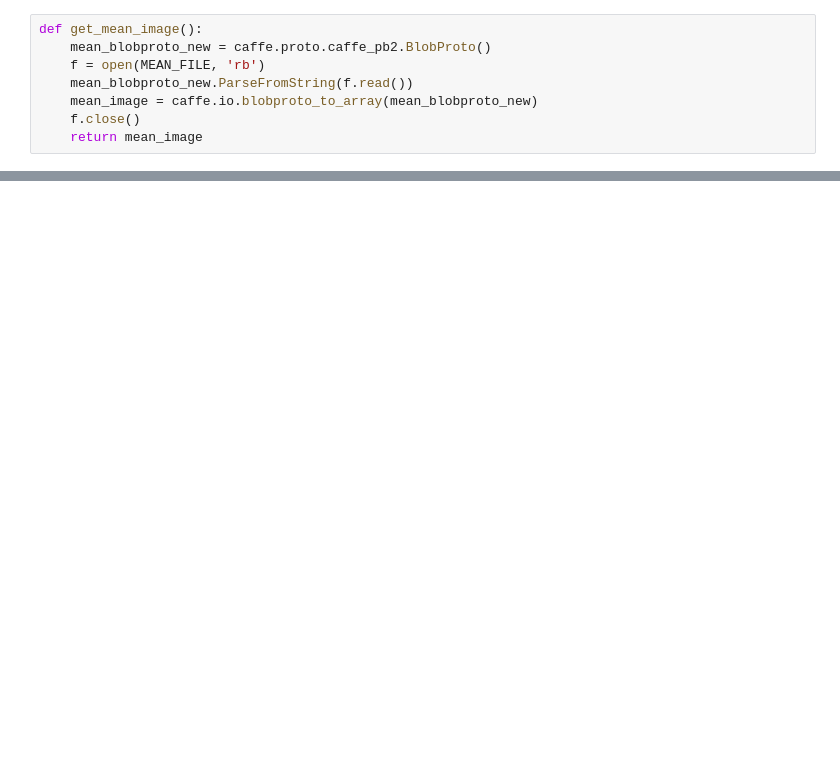
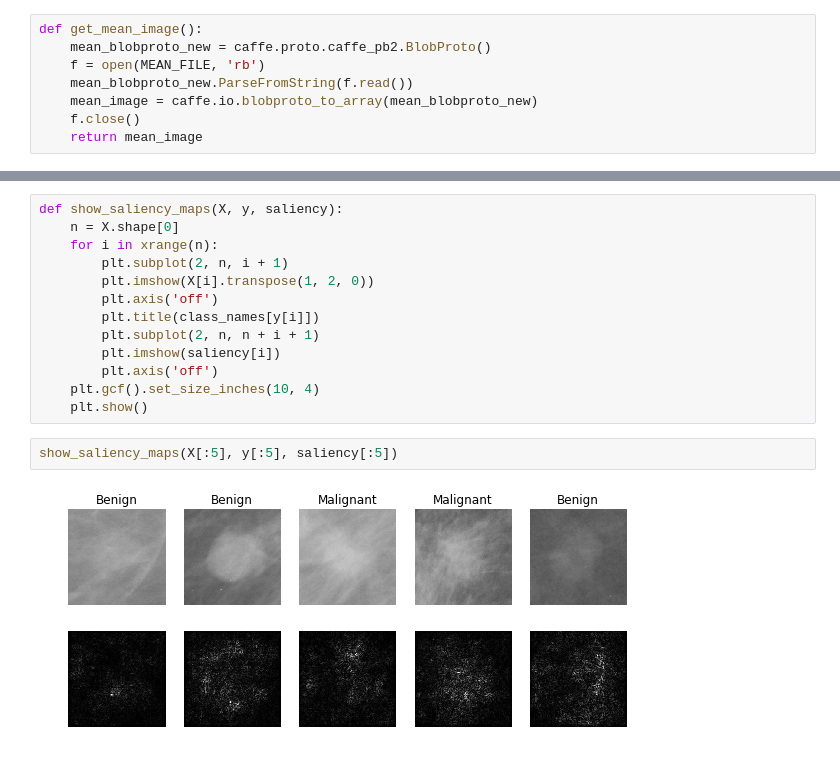
Before and after one commit to arzavj/deepMammo, a Jupyter notebook: SaliencyMaps.ipynb, the cells around one changed output, grey strips where cells are left out. Cells and saved outputs as stored; diff of their text form; blank space fills up the shorter version.

```diff
--- a/SaliencyMaps.ipynb
+++ b/SaliencyMaps.ipynb
@@ -61,0 +113,17 @@ plt.imshow(saliency[0])
+# %%
+def show_saliency_maps(X, y, saliency):
+    n = X.shape[0]
+    for i in xrange(n):
+        plt.subplot(2, n, i + 1)
+        plt.imshow(X[i].transpose(1, 2, 0))
+        plt.axis('off')
+        plt.title(class_names[y[i]])
+        plt.subplot(2, n, n + i + 1)
+        plt.imshow(saliency[i])
+        plt.axis('off')
+    plt.gcf().set_size_inches(10, 4)
+    plt.show()
+# %%
+show_saliency_maps(X[:5], y[:5], saliency[:5])
+# %% [output]
+[figure, added]
```
Also changed, not shown: parts of 9 cells of this notebook.
